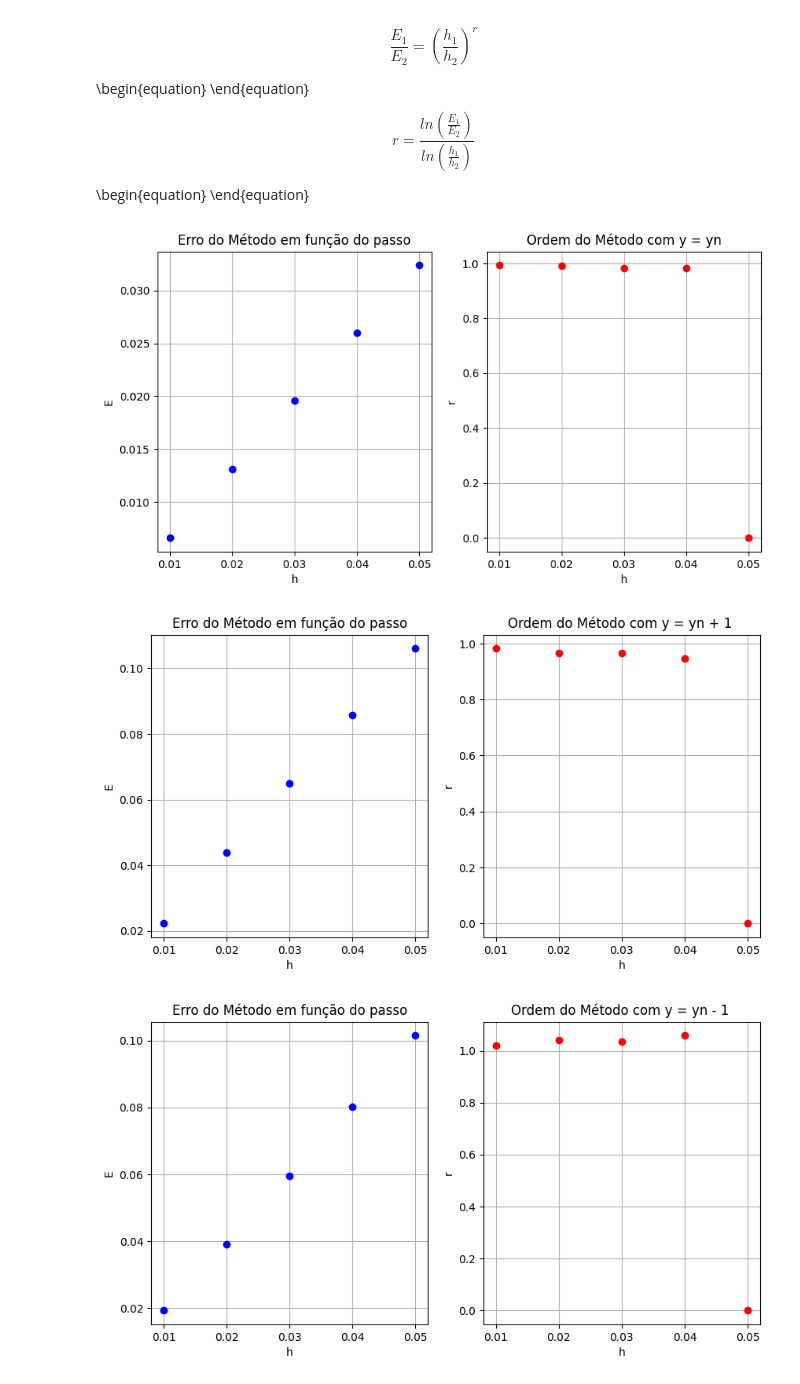
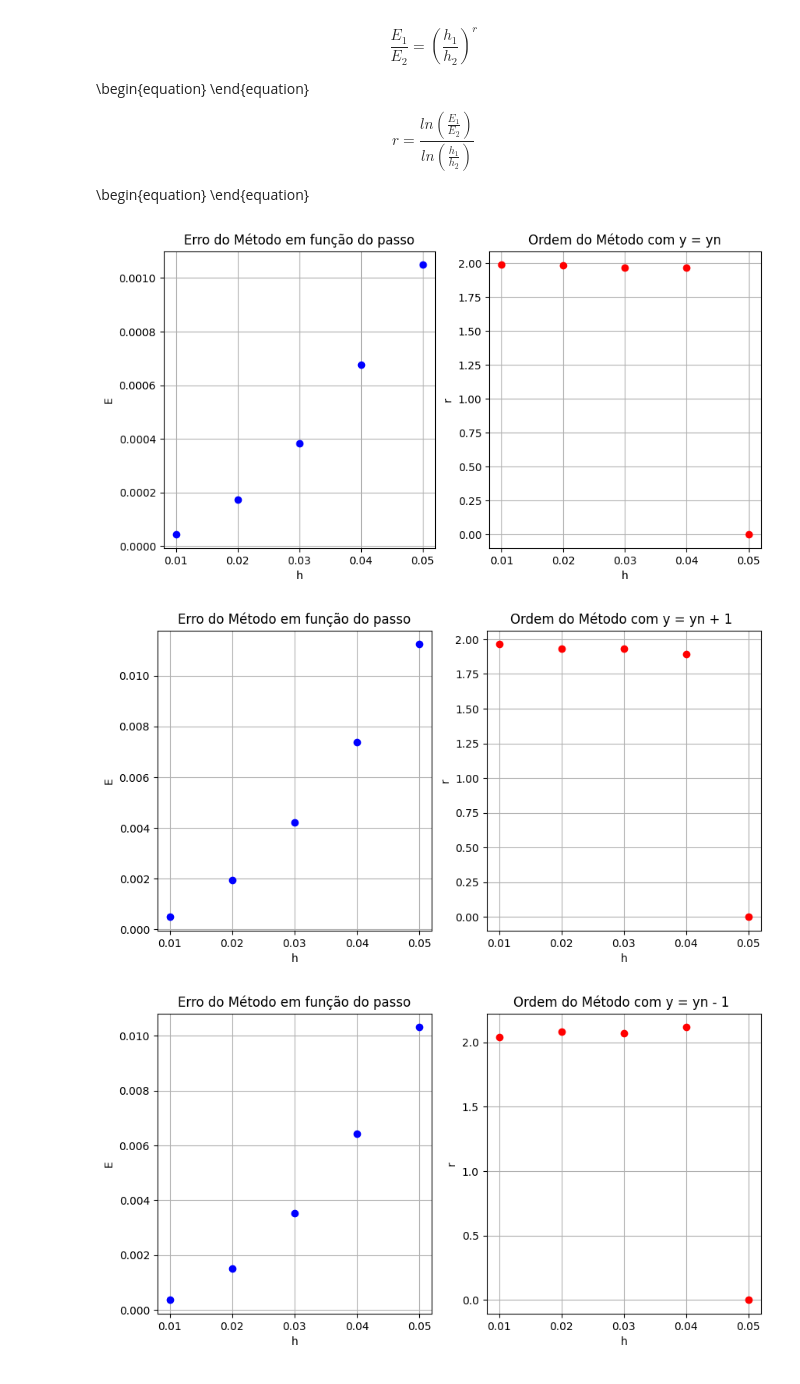
Before and after one commit to marianaufcg/Capacitacao, a Jupyter notebook: atividade3.ipynb, the cells around one changed output. Cells and saved outputs as stored; diff of their text form; code cells hidden in the pictures.

```diff
--- a/atividade3.ipynb
+++ b/atividade3.ipynb
@@ -297,7 +297,7 @@ for i in range(len(h)):
   for j in range(len(x[i])):
     aux += np.power(np.cos(2*x[i][j]) - yn[i][j], 2)
 
-  Erro[i] = np.sqrt(aux / len(x[i]))
+  Erro[i] = aux / len(x[i])
 
 
 # Cálculo da Ordem
@@ -328,7 +328,7 @@ plt.grid(True)
 
 plt.show()
 # %% [output]
-[figure, old version]
+[figure, new version]
 # %%
 import numpy as np
 import matplotlib.pyplot as plt
@@ -372,7 +372,7 @@ for i in range(len(h)):
   for j in range(len(x[i])):
     aux += np.power(np.cos(2*x[i][j]) - yn[i][j], 2)
 
-  Erro[i] = np.sqrt(aux / len(x[i]))
+  Erro[i] = aux / len(x[i])
 
 
 # Cálculo da Ordem
@@ -404,7 +404,7 @@ plt.grid(True)
 
 plt.show()
 # %% [output]
-[figure, old version]
+[figure, new version]
 # %%
 import numpy as np
 import matplotlib.pyplot as plt
@@ -447,36 +447,36 @@ for i in range(len(h)):
   for j in range(len(x[i])):
     aux += np.power(np.cos(2*x[i][j]) - yn[i][j], 2)
 
-  Erro[i] = np.sqrt(aux / len(x[i]))
+  Erro[i] = aux / len(x[i])
 
 
 # Cálculo da Ordem
 
 r = np.zeros(len(h))
 
 for i in range(len(h)-1):
 
   r[i] = np.log(Erro[i+1]/Erro[i]) / np.log(h[i+1]/h[i])
 
 
 # Plotando gráfico
 
 plt.figure(figsize=(10, 5))
 
 plt.subplot(1, 2, 2)
 plt.plot(h, r, 'ro')
 plt.title("Ordem do Método com y = yn - 1 ")
 plt.xlabel("h")
 plt.ylabel("r")
 plt.grid(True)
 
 plt.subplot(1, 2, 1)
 plt.plot(h, Erro, 'bo')
 plt.title("Erro do Método em função do passo")
 plt.xlabel("h")
 plt.ylabel("E")
 plt.grid(True)
 
 plt.show()
 # %% [output]
-[figure, old version]
+[figure, new version]
```
